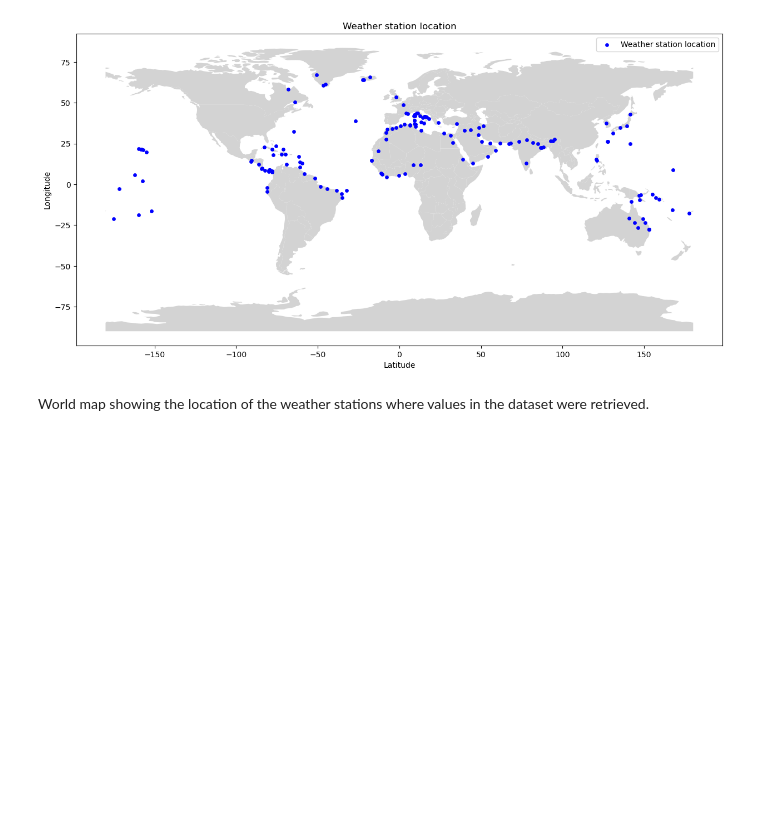
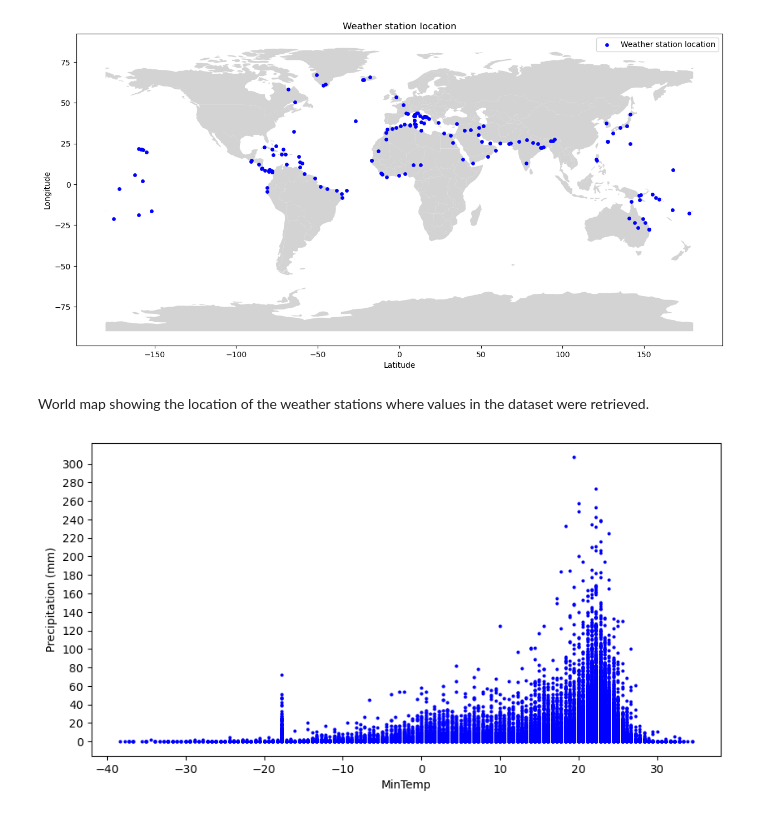
Before and after one commit to adamzulu123/Introduction-to-data-analysis, a Jupyter notebook: Notebook2/Advanced_notebook2_AdamNowak.ipynb, the cells around one changed output. Drawn from its saved outputs; the diff is of its cells as text; code cells hidden in the pictures; blank space fills up the shorter version.

```diff
--- a/Notebook2/Advanced_notebook2_AdamNowak.ipynb
+++ b/Notebook2/Advanced_notebook2_AdamNowak.ipynb
@@ -351,3 +353,18 @@ plt.show()
 [figure]
 # %% [markdown]
 World map showing the location of the weather stations where values in the dataset were retrieved.
+# %%
+#Rain and temperature
+
+rain_data_cleaned = weather_data[weather_data['Precip'] != 'T']
+Y = pd.to_numeric(rain_data_cleaned['Precip'])
+X = rain_data_cleaned[['MinTemp']]
+
+plt.figure(figsize=(10, 5))
+plt.scatter(X, Y, s=4, c='blue')
+plt.ylabel('Precipitation (mm)')
+plt.yticks(np.arange(Y.min(), Y.max() + 10, 20))
+plt.xlabel('MinTemp')
+plt.show()
+# %% [output]
+[figure, added]
```
Also changed, not shown: parts of 10 cells of this notebook.
